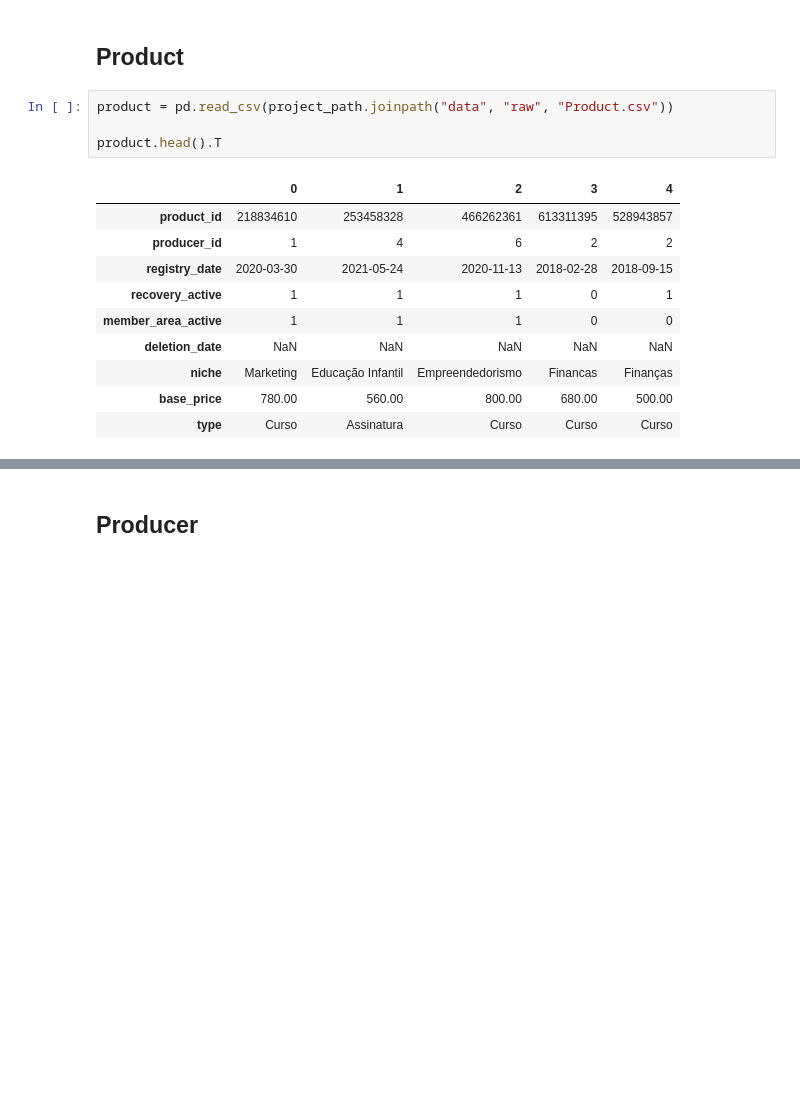
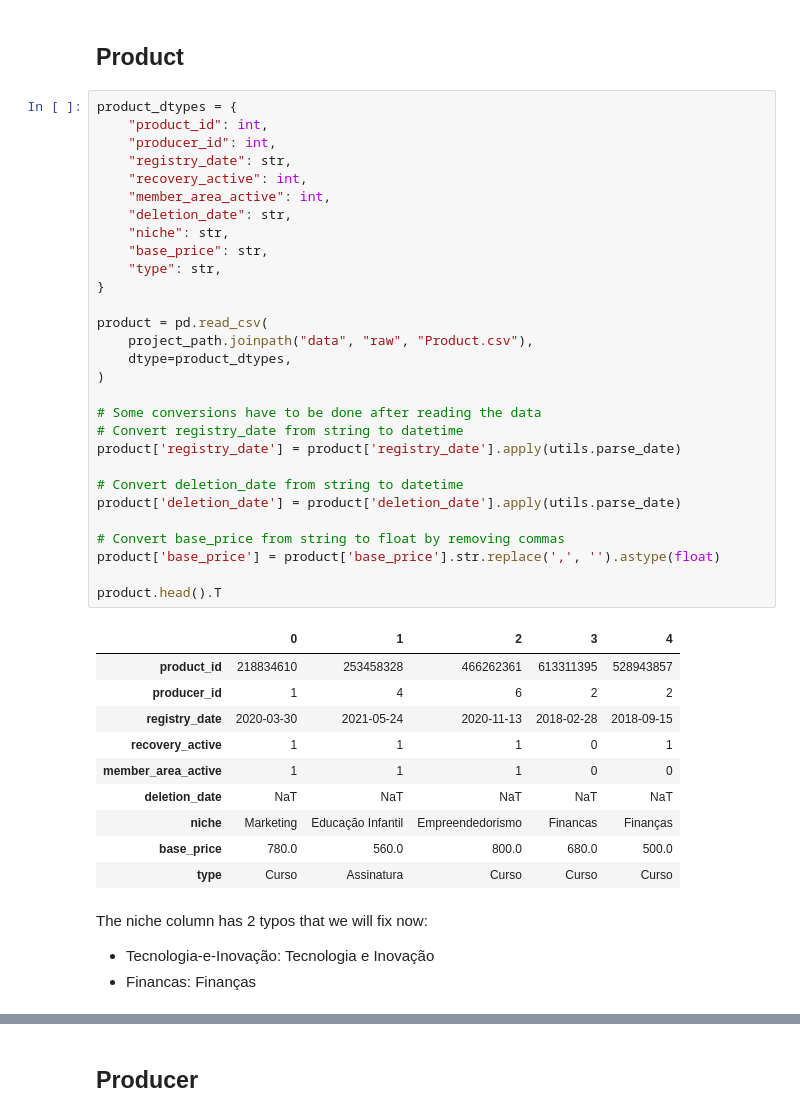
Before and after one commit to hturqueti/xpcourses-data-analysis, a Jupyter notebook: notebooks/01-technical-case.ipynb, the cells around one changed output, grey strips where cells are left out. Cells and saved outputs as stored; diff of their text form; blank space fills up the shorter version.

```diff
--- a/notebooks/01-technical-case.ipynb
+++ b/notebooks/01-technical-case.ipynb
@@ -35,18 +35,48 @@ pprint(prm)
 # Data
 # %% [markdown]
 ## Product
-# %%
-product = pd.read_csv(project_path.joinpath("data", "raw", "Product.csv"))
-
-product.head().T
-# %% [output]
-|  | 0 | 1 | 2 | 3 | 4 |
-| product_id | 218834610 | 253458328 | 466262361 | 613311395 | 528943857 |
-| producer_id | 1 | 4 | 6 | 2 | 2 |
-| registry_date | 2020-03-30 | 2021-05-24 | 2020-11-13 | 2018-02-28 | 2018-09-15 |
-| recovery_active | 1 | 1 | 1 | 0 | 1 |
-| member_area_active | 1 | 1 | 1 | 0 | 0 |
-| deletion_date | NaN | NaN | NaN | NaN | NaN |
-| niche | Marketing | Educação Infantil | Empreendedorismo | Financas | Finanças |
-| base_price | 780.00 | 560.00 | 800.00 | 680.00 | 500.00 |
-| type | Curso | Assinatura | Curso | Curso | Curso |
+# %%
+product_dtypes = {
+    "product_id": int,
+    "producer_id": int,
+    "registry_date": str,
+    "recovery_active": int,
+    "member_area_active": int,
+    "deletion_date": str,
+    "niche": str,
+    "base_price": str,
+    "type": str,
+}
+
+product = pd.read_csv(
+    project_path.joinpath("data", "raw", "Product.csv"),
+    dtype=product_dtypes,
+)
+
+# Some conversions have to be done after reading the data
+# Convert registry_date from string to datetime
+product['registry_date'] = product['registry_date'].apply(utils.parse_date)
+
+# Convert deletion_date from string to datetime
+product['deletion_date'] = product['deletion_date'].apply(utils.parse_date)
+
+# Convert base_price from string to float by removing commas
+product['base_price'] = product['base_price'].str.replace(',', '').astype(float)
+
+product.head().T
+# %% [output]
+|  | 0 | 1 | 2 | 3 | 4 |
+| product_id | 218834610 | 253458328 | 466262361 | 613311395 | 528943857 |
+| producer_id | 1 | 4 | 6 | 2 | 2 |
+| registry_date | 2020-03-30 | 2021-05-24 | 2020-11-13 | 2018-02-28 | 2018-09-15 |
+| recovery_active | 1 | 1 | 1 | 0 | 1 |
+| member_area_active | 1 | 1 | 1 | 0 | 0 |
+| deletion_date | NaT | NaT | NaT | NaT | NaT |
+| niche | Marketing | Educação Infantil | Empreendedorismo | Financas | Finanças |
+| base_price | 780.0 | 560.0 | 800.0 | 680.0 | 500.0 |
+| type | Curso | Assinatura | Curso | Curso | Curso |
+# %% [markdown]
+The niche column has 2 typos that we will fix now:
+
+- Tecnologia-e-Inovação: Tecnologia e Inovação
+- Financas: Finanças
```
Also changed, not shown: parts of 15 cells of this notebook.
